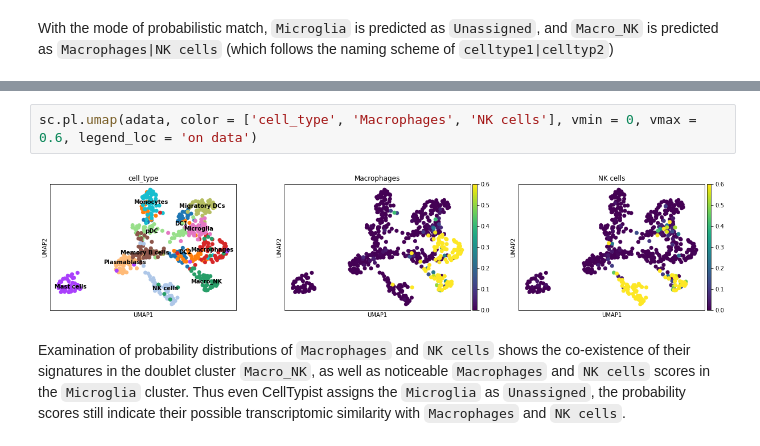
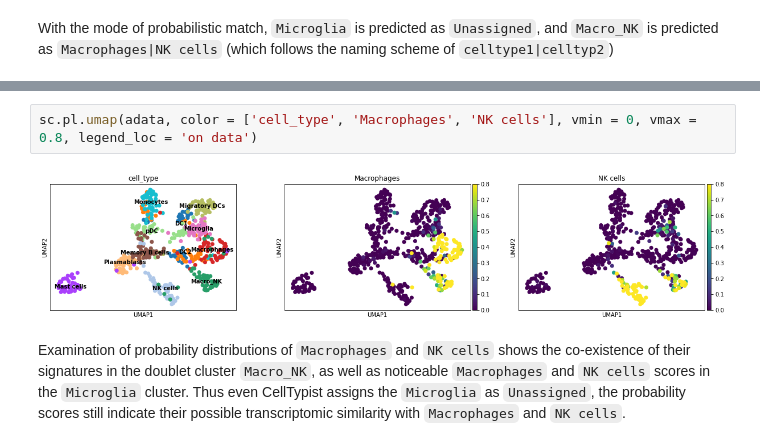
Before and after one commit to Teichlab/celltypist, a Jupyter notebook: notebook/celltypist_tutorial_ml.ipynb, the cells around one changed output, grey strips where cells are left out. Drawn from its saved outputs; the diff is of its cells as text.

```diff
--- a/notebook/celltypist_tutorial_ml.ipynb
+++ b/notebook/celltypist_tutorial_ml.ipynb
@@ -297,7 +312,7 @@ adata = predictions.to_adata(insert_prob = True)
 # %%
-sc.pl.umap(adata, color = ['cell_type', 'Macrophages', 'NK cells'], vmin = 0, vmax = 0.6, legend_loc = 'on data')
+sc.pl.umap(adata, color = ['cell_type', 'Macrophages', 'NK cells'], vmin = 0, vmax = 0.8, legend_loc = 'on data')
 # %% [output]
-[figure, old version]
+[figure, new version]
 # %% [markdown]
 Examination of probability distributions of `Macrophages` and `NK cells` shows the co-existence of their signatures in the doublet cluster `Macro_NK`, as well as noticeable `Macrophages` and `NK cells` scores in the `Microglia` cluster. Thus even CellTypist assigns the `Microglia` as `Unassigned`, the probability scores still indicate their possible transcriptomic similarity with `Macrophages` and `NK cells`.
 # %% [markdown]
```
Also changed, not shown: parts of 10 cells of this notebook.
